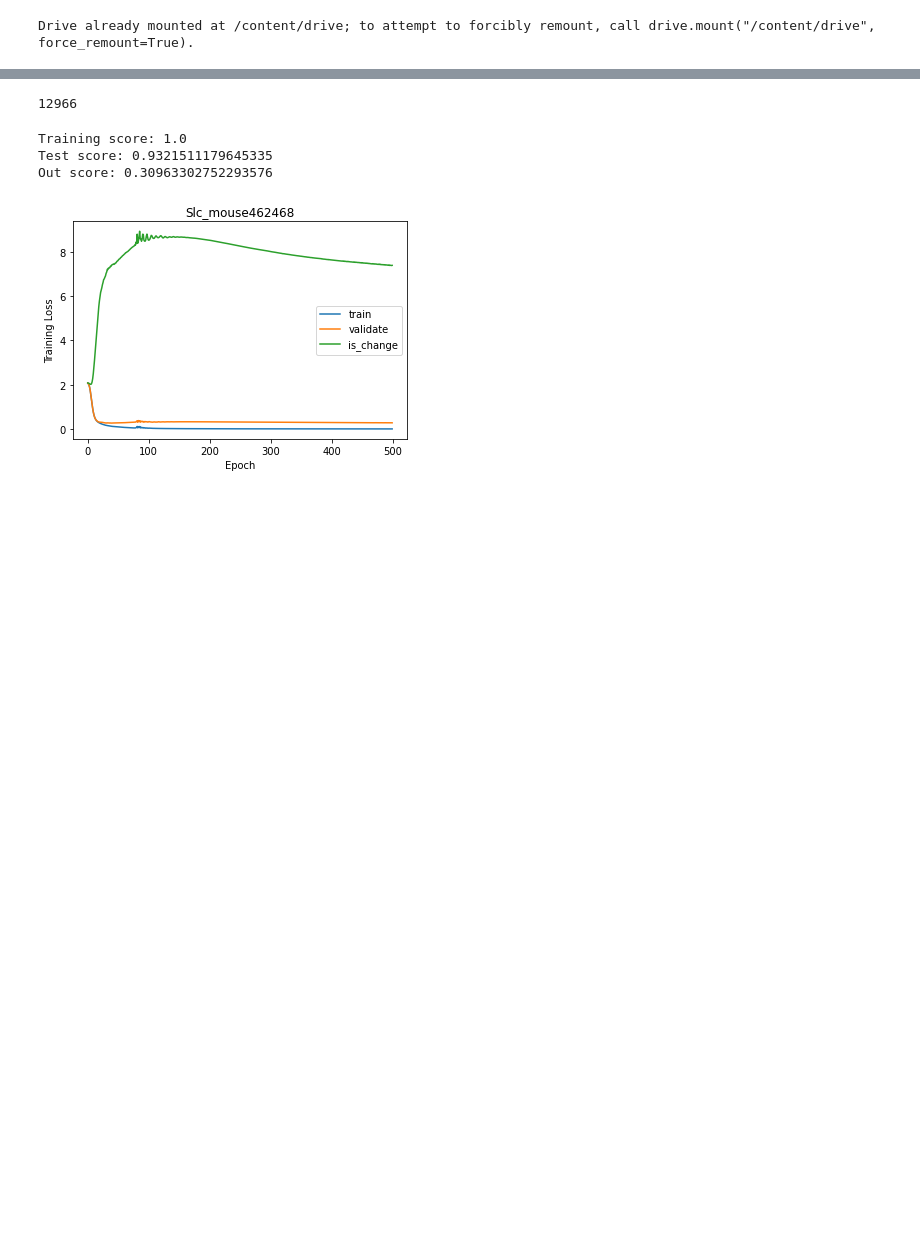
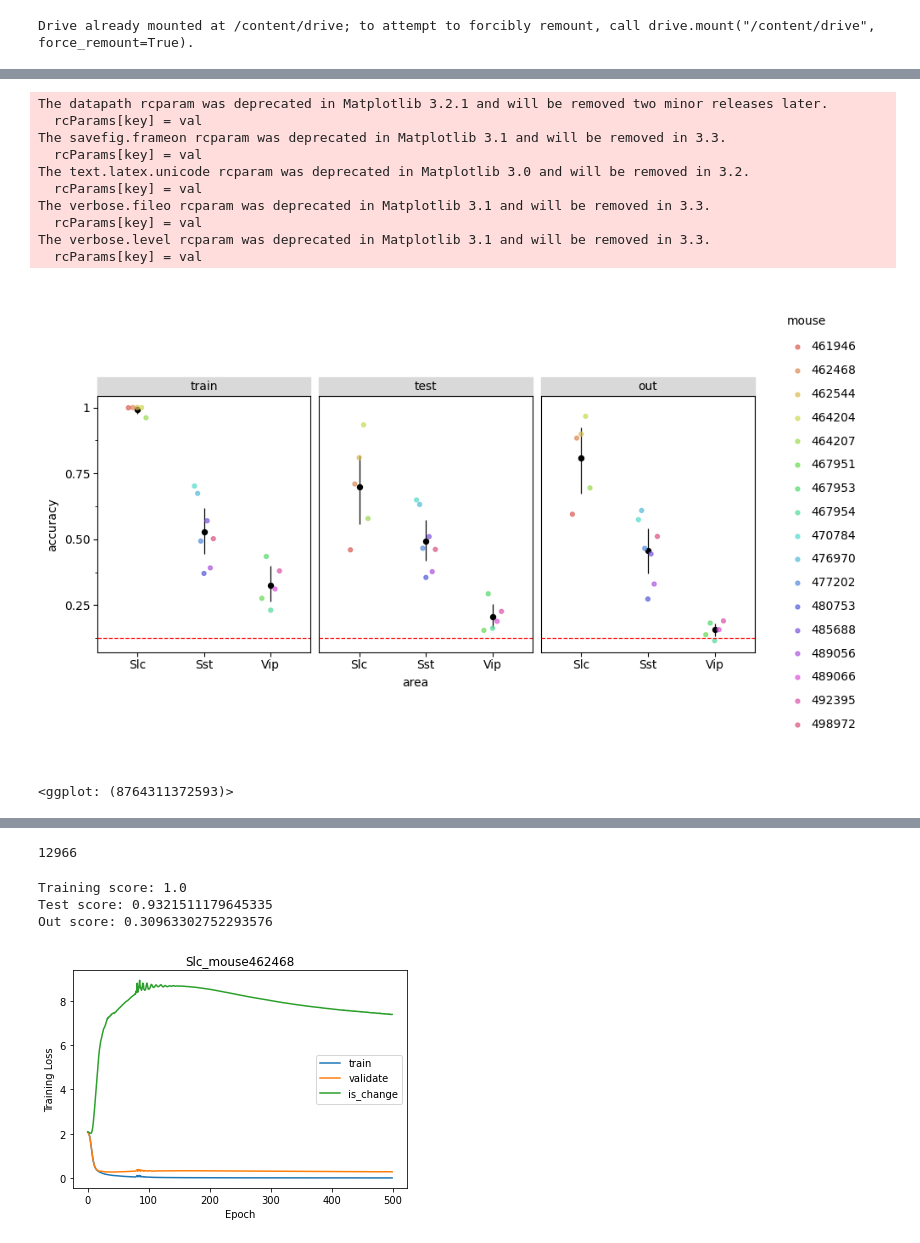
Before and after one commit to Akhilesh-K-Yadav/NMA-22-DL-Saltenas-Project, a Jupyter notebook: Saltenas2.ipynb, the cells around one changed output, grey strips where cells are left out. Drawn from its saved outputs; the diff is of its cells as text; code cells hidden in the pictures; blank space fills up the shorter version.

```diff
--- a/Saltenas2.ipynb
+++ b/Saltenas2.ipynb
@@ -289,0 +360,15 @@ The verbose.level rcparam was deprecated in Matplotlib 3.1 and will be removed i
+# %%
+accuracy_plot(pd.read_pickle('/content/drive/MyDrive/Mouse_Data/accuracy_data_N17_MLPdffbc'))
+# %% [output]
+The datapath rcparam was deprecated in Matplotlib 3.2.1 and will be removed two minor releases later.
+  rcParams[key] = val
+The savefig.frameon rcparam was deprecated in Matplotlib 3.1 and will be removed in 3.3.
+  rcParams[key] = val
+The text.latex.unicode rcparam was deprecated in Matplotlib 3.0 and will be removed in 3.2.
+  rcParams[key] = val
+The verbose.fileo rcparam was deprecated in Matplotlib 3.1 and will be removed in 3.3.
+  rcParams[key] = val
+The verbose.level rcparam was deprecated in Matplotlib 3.1 and will be removed in 3.3.
+  rcParams[key] = val
+[figure, added]
+<ggplot: (8764311372593)>
```
Also changed, not shown: parts of 9 cells of this notebook.
